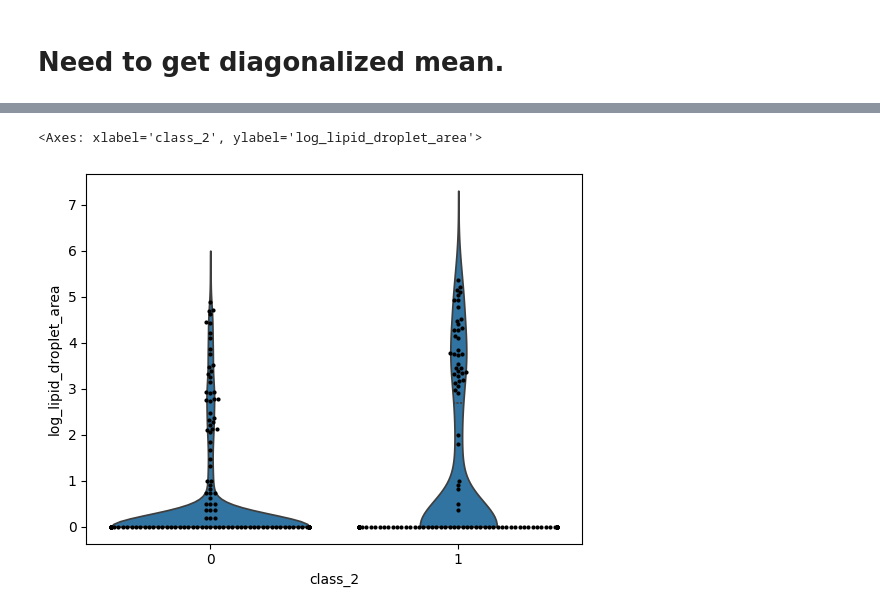
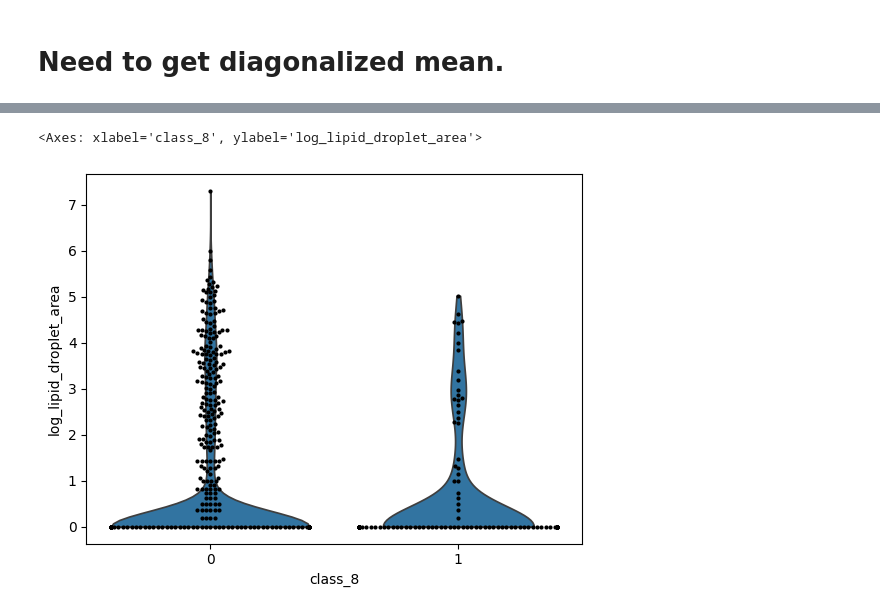
Before and after one commit to jhaberbe/spatial-indian-buffet-process, a Jupyter notebook: notebook/notes.ipynb, the cells around one changed output, grey strips where cells are left out. Saved outputs shown, nothing was run; the diff lists cells and outputs as text; code cells hidden in the pictures.

Commit message:
Made some adjustments to make sure that the spatial ibp works. Moving on to making a heirarchical crp

```diff
--- a/notebook/notes.ipynb
+++ b/notebook/notes.ipynb
@@ -778,8 +766,8 @@ weights = pd.DataFrame(
 ).T.sort_values(0, ascending=False)
 # %%
 for i in features.columns:
-    adata.obs[f"class_{i}"] = ((1 / (1 + np.exp(-features[i]))) > 0.5).astype(int).tolist()
-    adata.obs[f"feature_{i}"] = np.clip((features[i]).astype(float).tolist(), -1, 1)
+    adata.obs[f"class_{i}"] = (features[i] > 0).astype(int).tolist()
+    adata.obs[f"feature_{i}"] = np.clip((features[i]).astype(float).tolist(), -3, 3)
 # %%
 adata.obs.plot.scatter(
     x="x_centroid",
@@ -811,24 +800,24 @@ pd.DataFrame(
 244 rows × 10 columns
 # %%
-# adata.obs["log_lipid_droplet_area"] = np.log1p(adata.obs["lipid_droplet_area"])
+adata.obs["log_lipid_droplet_area"] = np.log1p(adata.obs["lipid_droplet_area"])
 
-i = 2
+i = 8
 sns.violinplot(
     data = adata[adata.obs["spatial_groups_2960"].eq("Grey")].obs,
     x=f"class_{i}",
     y="log_lipid_droplet_area",
     cut=0,
     inner="quart",
     density_norm = "area"
 )
 
 sns.swarmplot(
-    data = adata[adata.obs["spatial_groups_2960"].eq("Grey")].obs.sample(500),
+    data = adata[adata.obs["spatial_groups_2960"].eq("Grey")].obs.sample(1000),
     x=f"class_{i}",
     y="log_lipid_droplet_area",
     s=3,
     c="k"
 )
 # %% [output]
-<Axes: xlabel='class_2', ylabel='log_lipid_droplet_area'>
+<Axes: xlabel='class_8', ylabel='log_lipid_droplet_area'>
-[figure, old version]
+[figure, new version]
```
Also changed, not shown: parts of 7 cells of this notebook, 4 other files.
